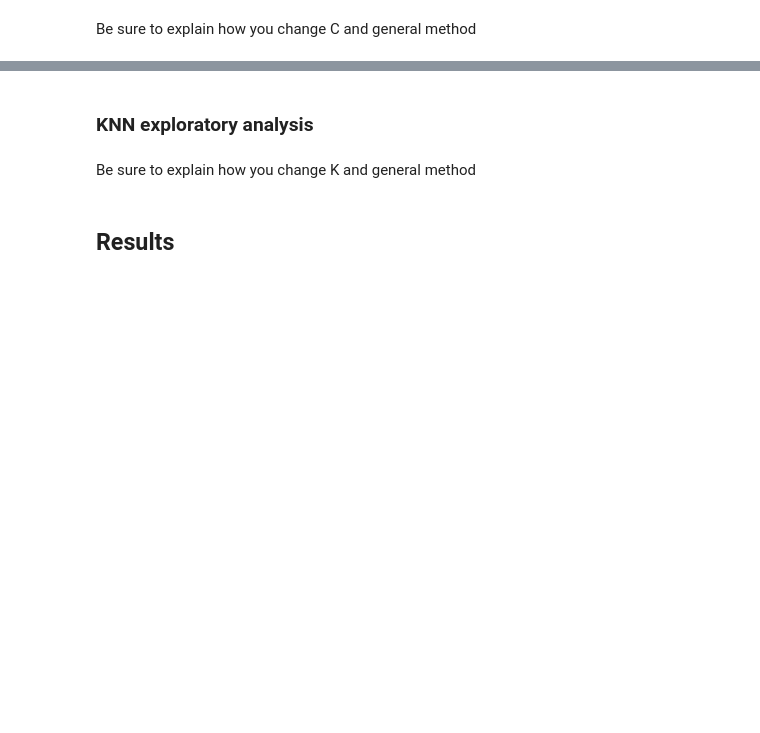
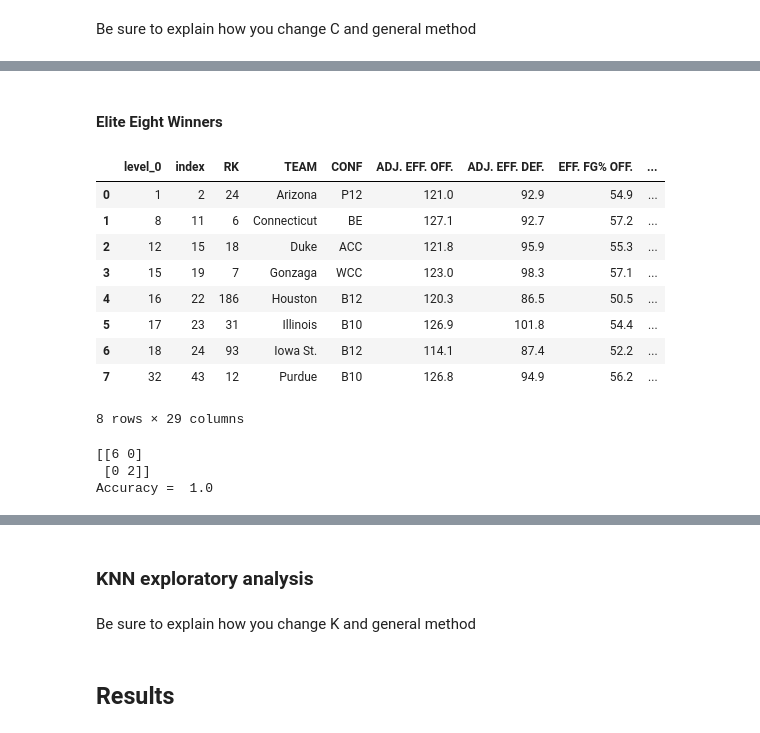
Before and after one commit to sydneysmith4/COMP-5360-Final-Project, a Jupyter notebook: Jupyter Notebooks/Final Project.ipynb, the cells around one changed output, grey strips where cells are left out. Saved outputs shown, nothing was run; the diff lists cells and outputs as text; code cells hidden in the pictures; blank space fills up the shorter version.

```diff
--- a/Jupyter Notebooks/Final Project.ipynb
+++ b/Jupyter Notebooks/Final Project.ipynb
@@ -247,0 +450,10 @@ Be sure to explain how you change C and general method
+# %%
+# create a svm classification model
+model = svm.SVC(kernel = 'rbf',C =100000, gamma = 'scale')
+model.fit(X_train, y_train)
+y_pred = model.predict(X_test)
+
+#create a confusion matrix and print overall accuracy score
+matrix = metrics.confusion_matrix(y_true = y_test, y_pred = y_pred)
+print(matrix)
+print("Accuracy = ", metrics.accuracy_score(y_true = y_test, y_pred = model.predict(X_test)))
@@ -247,0 +464,22 @@ Be sure to explain how you change C and general method
+# %%
+# find out which teams the model predicted on winning in the sweet 16
+predicted_winners = []
+
+# put the index numbers of the predicted winners into an array
+for i in range(len(y_pred)):
+    if (y_pred[i] == 1):
+        predicted_winners.append(i)
+
+print(len(predicted_winners))
+
+
+predicted_team_winners = []
+
+# go through the second round winners and find the names of the next predicted winners by using their index numbers.
+for i in range(len(sweet16_test_dataset)):
+    for index in predicted_winners:
+        if (i == index):
+            predicted_team_winners.append(sweet16_test_dataset["TEAM"][i])
+
+print(len(predicted_team_winners))
+predicted_team_winners
@@ -247,0 +497,39 @@ Be sure to explain how you change C and general method
+# %% [markdown]
+#### Elite Eight Winners
+# %%
+#create a new data frame that filters out the losers of the sweet 16 round so we can just have the winners
+elite8_test_dataset = sweet16_test_dataset.loc[predicted_winners]
+# reset the index numbers
+elite8_test_dataset = elite8_test_dataset.reset_index(drop = True)
+# set y_train to the column of the actual winners of the elite 8 of the combined data set
+y_train = train_dataset['F4']
+# set y_test to the column of the winners of the elite 8 of the 2024 data set
+y_test = elite8_test_dataset['F4']
+# set x_test to the winners of the sweet 16, but drop all columns that aren't related to a team's statistics
+X_test = elite8_test_dataset.drop(["RK",'TEAM',"CONF", "R64", 'R32', 'S16', 'E8', 'F4','F2','CHAMP', 'index', 'level_0'],axis = 1)
+elite8_test_dataset
+# %% [output]
+|  | level_0 | index | RK | TEAM | CONF | ADJ. EFF. OFF. | ADJ. EFF. DEF. | EFF. FG% OFF. | ... |
+| 0 | 1 | 2 | 24 | Arizona | P12 | 121.0 | 92.9 | 54.9 | ... |
+| 1 | 8 | 11 | 6 | Connecticut | BE | 127.1 | 92.7 | 57.2 | ... |
+| 2 | 12 | 15 | 18 | Duke | ACC | 121.8 | 95.9 | 55.3 | ... |
+| 3 | 15 | 19 | 7 | Gonzaga | WCC | 123.0 | 98.3 | 57.1 | ... |
+| 4 | 16 | 22 | 186 | Houston | B12 | 120.3 | 86.5 | 50.5 | ... |
+| 5 | 17 | 23 | 31 | Illinois | B10 | 126.9 | 101.8 | 54.4 | ... |
+| 6 | 18 | 24 | 93 | Iowa St. | B12 | 114.1 | 87.4 | 52.2 | ... |
+| 7 | 32 | 43 | 12 | Purdue | B10 | 126.8 | 94.9 | 56.2 | ... |
+8 rows × 29 columns
+# %%
+# create a svm classification model
+model = svm.SVC(kernel = 'rbf',C =10000, gamma = 'scale')
+model.fit(X_train, y_train)
+y_pred = model.predict(X_test)
+
+#create a confusion matrix and print overall accuracy score
+matrix = metrics.confusion_matrix(y_true = y_test, y_pred = y_pred)
+print(matrix)
+print("Accuracy = ", metrics.accuracy_score(y_true = y_test, y_pred = model.predict(X_test)))
+# %% [output]
+[[6 0]
+ [0 2]]
+Accuracy =  1.0
```
Also changed, not shown: parts of 23 cells of this notebook.
